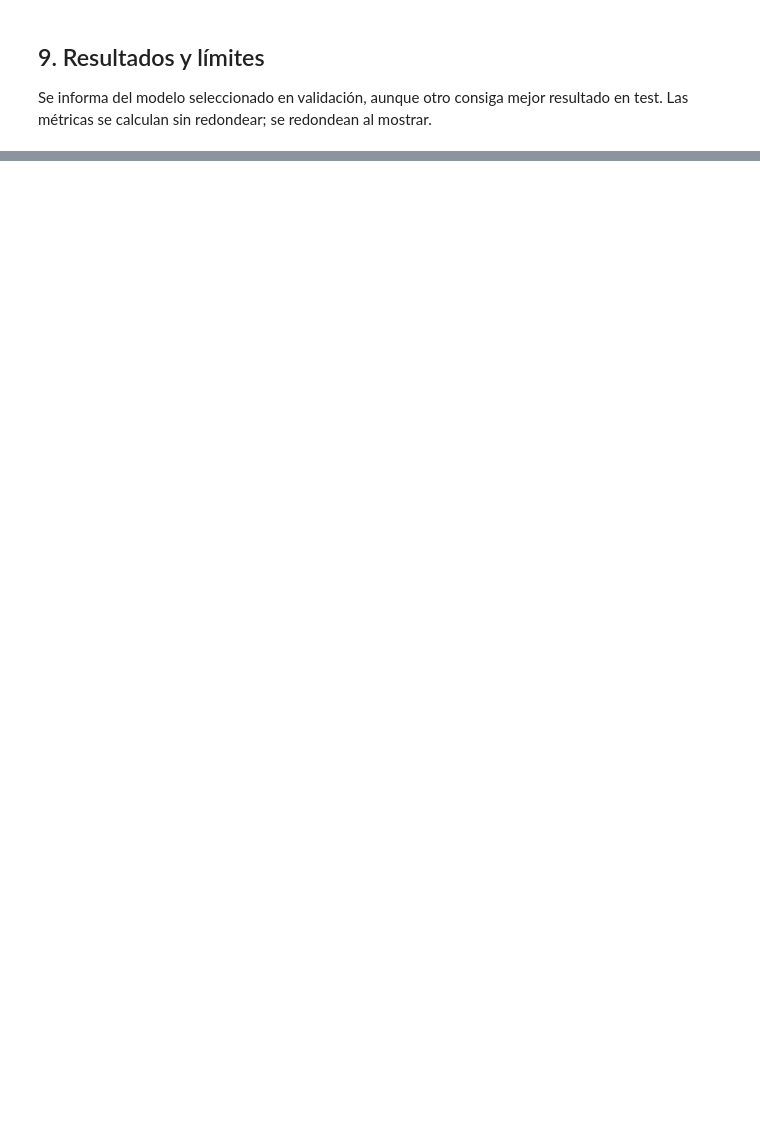
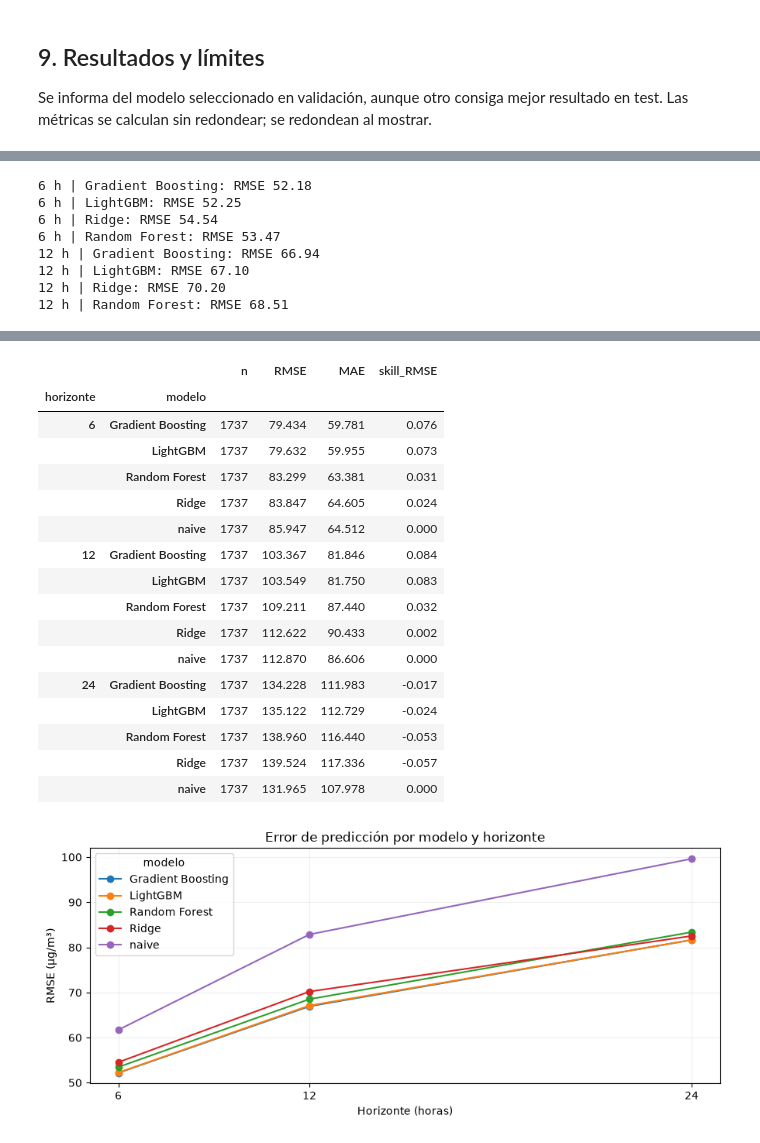
Before and after one commit to AntonioBelloCastro/beijing-air-quality, a Jupyter notebook: notebooks/05_2_modelos_ml.ipynb, the cells around one changed output, grey strips where cells are left out. Saved outputs shown, nothing was run; the diff lists cells and outputs as text; code cells hidden in the pictures; blank space fills up the shorter version.

```diff
--- a/notebooks/05_2_modelos_ml.ipynb
+++ b/notebooks/05_2_modelos_ml.ipynb
@@ -773,0 +558,61 @@ Tiempo total: 93.3 s
+# %%
+def exogenas_horizonte(h):
+    datos = exog_sf.copy()
+    for columna in datos:
+        if '_obs_24' in columna:
+            variable = columna.removesuffix('_obs_24')
+            datos[columna] = df_trazabilidad[variable].shift(h).reindex(datos.index)
+        elif '_trend_24_' in columna:
+            variable, retardo = columna.split('_trend_24_')
+            serie = df_trazabilidad[variable]
+            datos[columna] = (serie.shift(h) - serie.shift(h + int(retardo) - 24)).reindex(datos.index)
+    assert datos.notna().all().all()
+    return datos
+
+resultados_horizontes = [metricas.reset_index().assign(horizonte=24)]
+predicciones_horizontes = {24: predicciones.copy()}
+for h in [6, 12]:
+    exog_h = exogenas_horizonte(h)
+    lags_h = [h + retraso for retraso in [0, 1, 2, 3, 6, 12, 24]]
+    afectadas_h = pm25_imputado.copy()
+    for lag in lags_h:
+        afectadas_h |= pm25_imputado.shift(lag, fill_value=True)
+    def pesos_h(index):
+        return (~afectadas_h.reindex(index).fillna(True)).astype(float).to_numpy()
+    preds = pd.DataFrame({'real': y_test, 'naive': y_sf.shift(h).loc[y_test.index]})
+    for _, fila in mejores.iterrows():
+        nombre = fila['modelo']
+        modelo = clone(candidatos[nombre][fila['configuracion']])
+        f = ForecasterRecursive(estimator=modelo, lags=lags_h, weight_func=pesos_h)
+        with threadpool_limits(limits=2):
+            f.fit(y=y_train_final, exog=exog_h.loc[y_train_final.index])
+            X, _ = f.create_train_X_y(y=y_sf, exog=exog_h)
+            preds[nombre] = f.estimator.predict(X.loc[y_test.index].to_numpy()).clip(min=0)
+        print(f'{h} h | {nombre}: RMSE {rmse(y_test, preds[nombre]):.2f}', flush=True)
+    predicciones_horizontes[h] = preds
+    for nombre in preds.columns.drop('real'):
+        resultados_horizontes.append(
+            calcular_metricas(y_test, preds[nombre], preds['naive']).assign(modelo=nombre, horizonte=h))
+
+comparacion_horizontes = pd.concat(resultados_horizontes, ignore_index=True)
+comparacion_horizontes = comparacion_horizontes.set_index(['subconjunto', 'horizonte', 'modelo']).sort_index()
+display(comparacion_horizontes.loc['global', ['n', 'RMSE', 'MAE', 'skill_RMSE']].round(3))
+display(comparacion_horizontes.loc[f'> {UMBRAL}', ['n', 'RMSE', 'MAE', 'skill_RMSE']].round(3))
+
+comparacion_horizontes.loc['global', 'RMSE'].unstack('modelo').plot(marker='o', figsize=(9, 4))
+plt.xticks([6, 12, 24])
+plt.xlabel('Horizonte (horas)')
+plt.ylabel('RMSE (µg/m³)')
+plt.title('Error de predicción por modelo y horizonte')
+plt.grid(alpha=0.2)
+plt.tight_layout()
+plt.show()
+# %% [output]
+6 h | Gradient Boosting: RMSE 52.18
+6 h | LightGBM: RMSE 52.25
+6 h | Ridge: RMSE 54.54
+6 h | Random Forest: RMSE 53.47
+12 h | Gradient Boosting: RMSE 66.94
+12 h | LightGBM: RMSE 67.10
+12 h | Ridge: RMSE 70.20
+12 h | Random Forest: RMSE 68.51
@@ -773,0 +636,18 @@ Tiempo total: 93.3 s
+|  |  | n | RMSE | MAE | skill_RMSE |
+| horizonte | modelo |  |  |  |  |
+| 6 | Gradient Boosting | 1737 | 79.434 | 59.781 | 0.076 |
+|  | LightGBM | 1737 | 79.632 | 59.955 | 0.073 |
+|  | Random Forest | 1737 | 83.299 | 63.381 | 0.031 |
+|  | Ridge | 1737 | 83.847 | 64.605 | 0.024 |
+|  | naive | 1737 | 85.947 | 64.512 | 0.000 |
+| 12 | Gradient Boosting | 1737 | 103.367 | 81.846 | 0.084 |
+|  | LightGBM | 1737 | 103.549 | 81.750 | 0.083 |
+|  | Random Forest | 1737 | 109.211 | 87.440 | 0.032 |
+|  | Ridge | 1737 | 112.622 | 90.433 | 0.002 |
+|  | naive | 1737 | 112.870 | 86.606 | 0.000 |
+| 24 | Gradient Boosting | 1737 | 134.228 | 111.983 | -0.017 |
+|  | LightGBM | 1737 | 135.122 | 112.729 | -0.024 |
+|  | Random Forest | 1737 | 138.960 | 116.440 | -0.053 |
+|  | Ridge | 1737 | 139.524 | 117.336 | -0.057 |
+|  | naive | 1737 | 131.965 | 107.978 | 0.000 |
+[figure, added]
```
Also changed, not shown: parts of 32 cells of this notebook, 2 other files.
